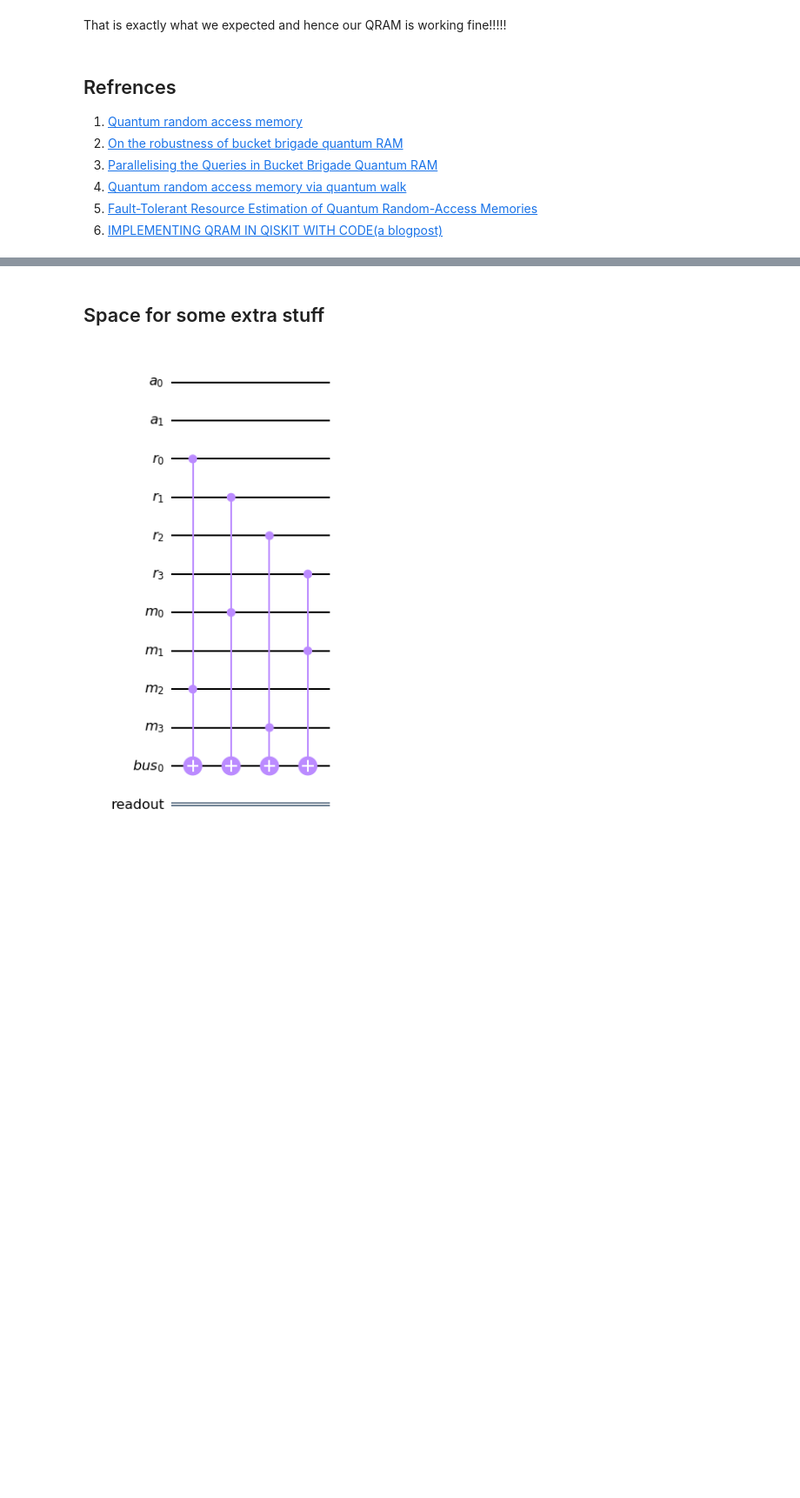
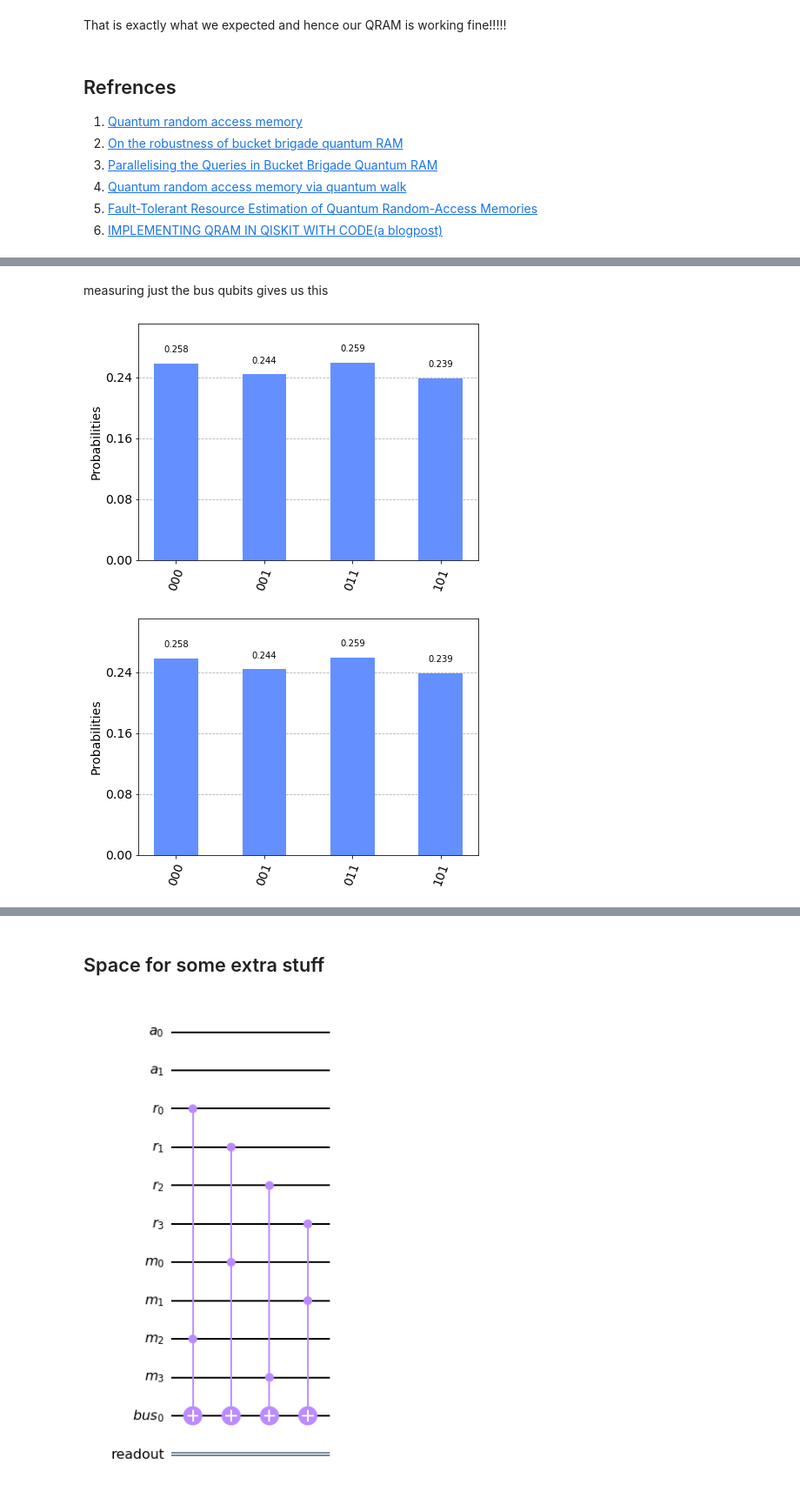
Before and after one commit to singhmeet11/Boosting-Algorithm, a Jupyter notebook: QRAM/QRAM.ipynb, the cells around one changed output, grey strips where cells are left out. Shown at 87% size. Cells and saved outputs as stored; diff of their text form; code cells hidden in the pictures; blank space fills up the shorter version.

```diff
--- a/QRAM/QRAM.ipynb
+++ b/QRAM/QRAM.ipynb
@@ -379,0 +574,10 @@ That is exactly what we expected and hence our QRAM is working fine!!!!!
+# %% [markdown]
+measuring just the bus qubits gives us this
+# %%
+backend = BasicAer.get_backend('qasm_simulator')
+job = execute(qc,backend)
+counts = job.result().get_counts()
+plot_histogram(counts)
+# %% [output]
+[figure, added]
+[figure, added]
```
Also changed, not shown: parts of 10 cells of this notebook.
